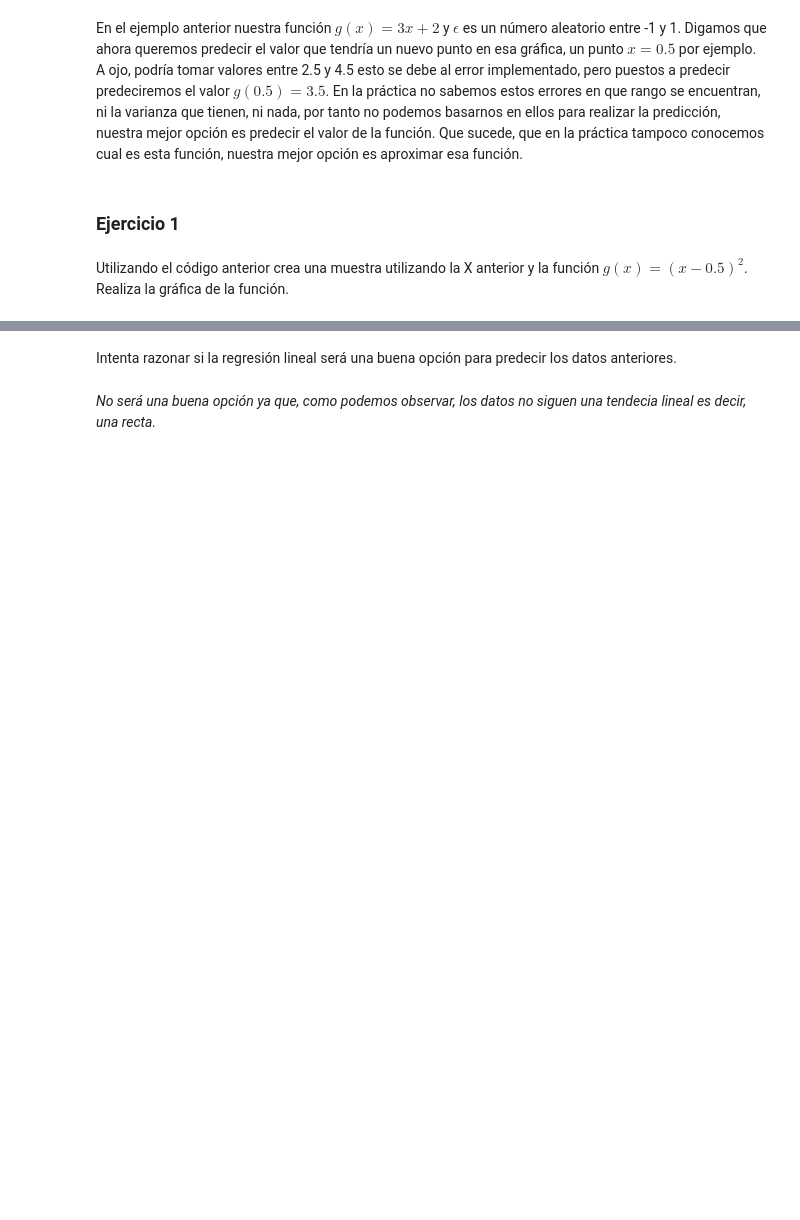
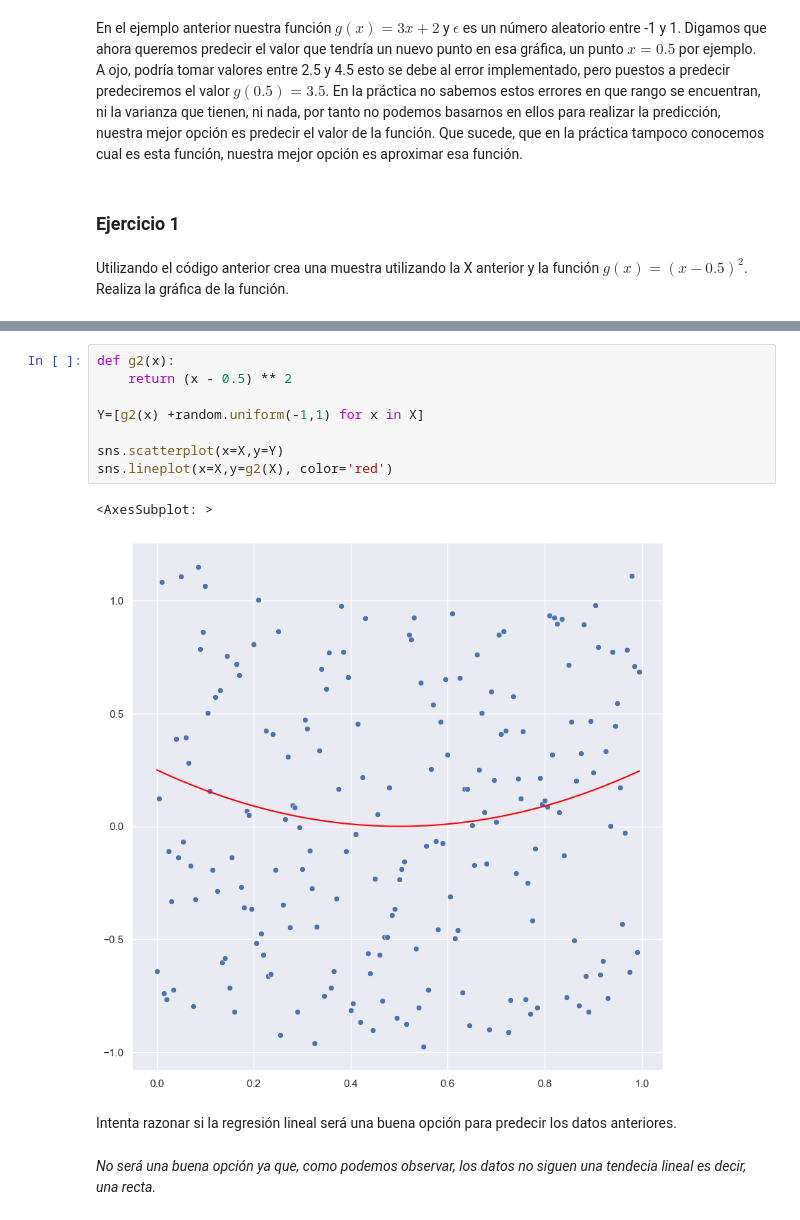
Before and after one commit to scuellaralmagro/curso_machine_learning, a Jupyter notebook: DIA_4/M5_07_Regresión.ipynb, the cells around one changed output, grey strips where cells are left out. Saved outputs shown, nothing was run; the diff lists cells and outputs as text; blank space fills up the shorter version.

```diff
--- a/DIA_4/M5_07_Regresión.ipynb
+++ b/DIA_4/M5_07_Regresión.ipynb
@@ -42,3 +38,14 @@ Utilizando el código anterior crea una muestra utilizando la X anterior y la fu
+# %%
+def g2(x):
+    return (x - 0.5) ** 2
+
+Y=[g2(x) +random.uniform(-1,1) for x in X]
+
+sns.scatterplot(x=X,y=Y)
+sns.lineplot(x=X,y=g2(X), color='red')
+# %% [output]
+<AxesSubplot: >
+[figure, added]
 # %% [markdown]
 Intenta razonar si la regresión lineal será una buena opción para predecir los datos anteriores.
 # %% [markdown]
```
Also changed, not shown: parts of 15 cells of this notebook, 3 other files.
